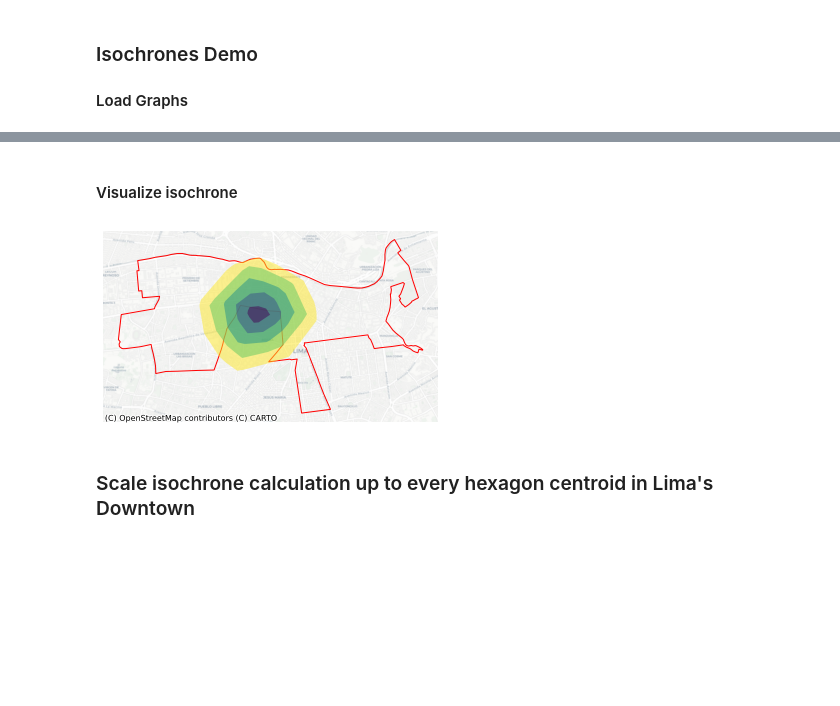
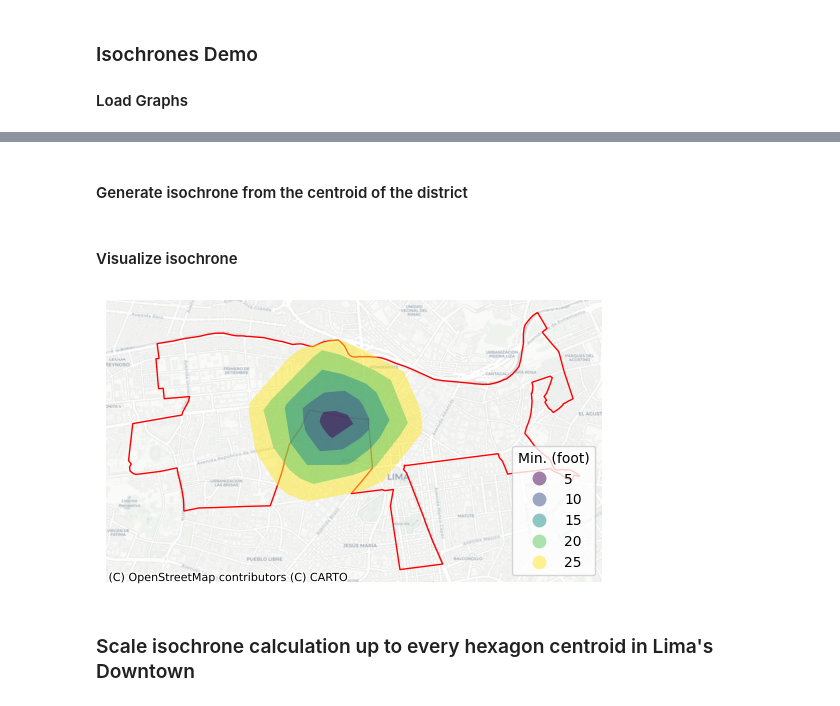
Before and after one commit to EL-BID/urbanpy, a Jupyter notebook: notebooks/UrbanServiceLevels.ipynb, the cells around one changed output, grey strips where cells are left out. Cells and saved outputs as stored; diff of their text form; code cells hidden in the pictures; blank space fills up the shorter version.

```diff
--- a/notebooks/UrbanServiceLevels.ipynb
+++ b/notebooks/UrbanServiceLevels.ipynb
@@ -23,7 +23,8 @@ For each hexagon (centroid) we are going to generate isochrones for 30 minutes w
 
 #### Load Graphs
 # %%
-lima_boundaries = up.download.nominatim_osm('Lima, Peru', 3)
+pos_id = 0
+lima_boundaries = up.download.nominatim_osm('Lima, Peru', pos_id)
 # %%
 lima_boundaries.plot()
 # %% [output]
@@ -38,2 +39,2 @@ cx.add_basemap(ax, source=cx.providers.CartoDB.Positron, crs='EPSG:4326')
 # %%
-lima_downtown_graph = up.download.osmnx_graph('polygon', 'walk', geom=lima_boundaries.envelope[3])
+lima_downtown_graph = up.download.osmnx_graph('polygon', 'walk', geom=lima_boundaries.envelope[pos_id])
@@ -58,7 +41,9 @@ if TIME_BENCHMARK:
+# %% [markdown]
+#### Generate isochrone from the centroid of the district
 # %%
 isochrones = up.routing.isochrone_from_graph(
     graph=lima_downtown_graph,
-    locations=[[lima_boundaries.centroid[3].x, lima_boundaries.centroid[3].y]],
+    locations=[[lima_boundaries.centroid[pos_id].x, lima_boundaries.centroid[pos_id].y]],
     time_range=[5, 10, 15, 20, 25],
     profile='walking'
 )
@@ -66,11 +51,12 @@ isochrones = up.routing.isochrone_from_graph(
 #### Visualize isochrone
 # %%
 ax = lima_boundaries.to_crs(isochrones.crs).plot(facecolor='none', edgecolor='r')
-isochrones.plot('contour', alpha=0.5, ax=ax)
+isochrones.plot('contour', alpha=0.5, cmap='viridis',  ax=ax, legend=True, categorical=True,
+                legend_kwds={"title": "Min. (foot)", "loc":"lower right"})
 ax.set_axis_off()
 cx.add_basemap(ax, source=cx.providers.CartoDB.Positron, crs='EPSG:4326')
 # %% [output]
-[figure, old version]
+[figure, new version]
 # %% [markdown]
 ### Scale isochrone calculation up to every hexagon centroid in Lima's Downtown
 # %%
```
Also changed, not shown: parts of 15 cells of this notebook.
